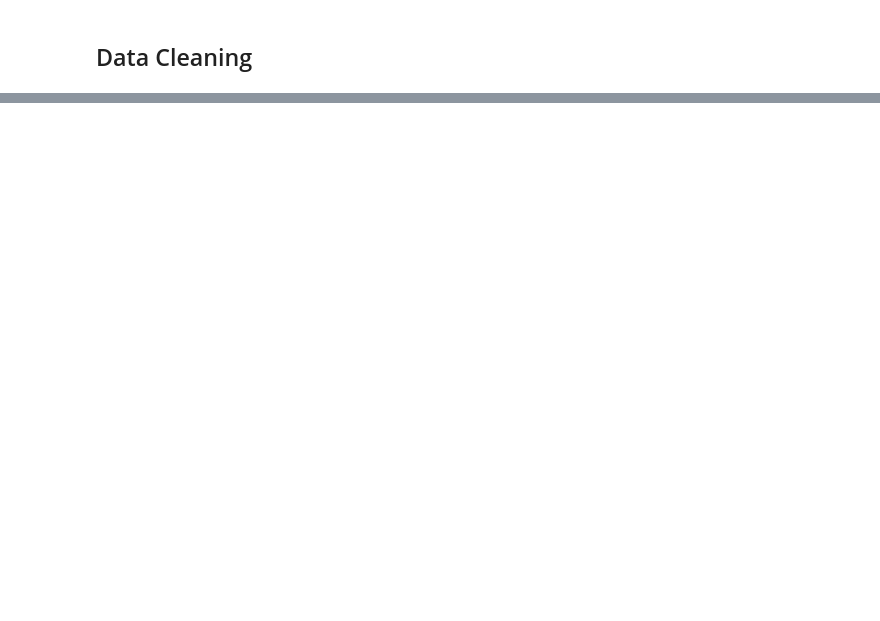
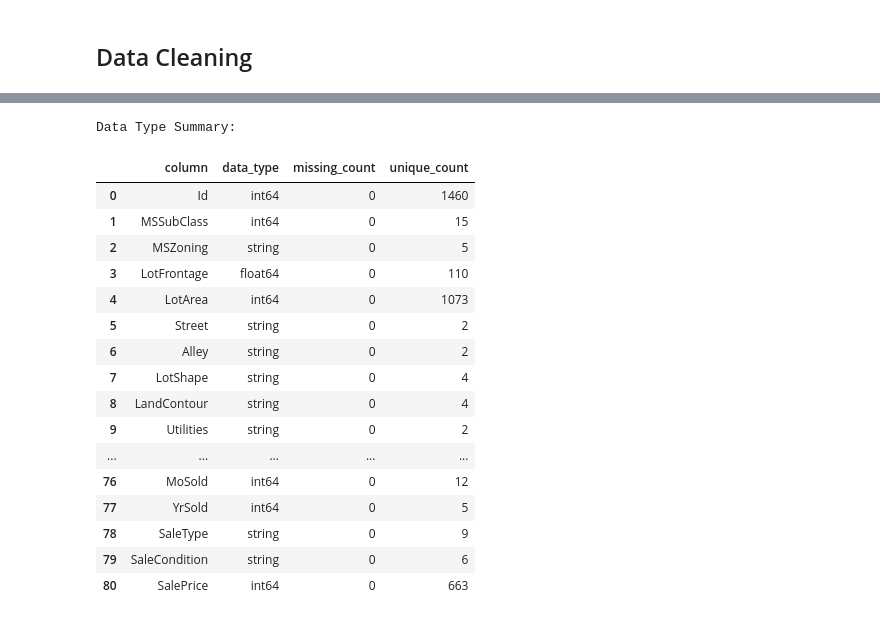
Before and after one commit to samuelablorh/house-price-prediction, a Jupyter notebook: notebooks/house_price_prediction.ipynb, the cells around one changed output, grey strips where cells are left out. Cells and saved outputs as stored; diff of their text form; code cells hidden in the pictures; blank space fills up the shorter version.

```diff
--- a/notebooks/house_price_prediction.ipynb
+++ b/notebooks/house_price_prediction.ipynb
@@ -277,0 +459,11 @@ data_profiling_report(df_raw, sample_size=0.2)
+# %%
+def missing_summary(df):
+    """
+    Return missing value count and percentage.
+    """
+    return pd.DataFrame({
+        "missing_count": df.isna().sum(),
+        "missing_percentage": df.isna().mean() * 100
+    })
+
+missing_summary(df_raw)
@@ -277,0 +620,20 @@ data_profiling_report(df_raw, sample_size=0.2)
+# %%
+def handle_duplicates(df, keep="first"):
+    """
+    Remove duplicate rows.
+    """
+    if not isinstance(df, pd.DataFrame):
+        raise TypeError("df must be a pandas DataFrame.")
+
+    if keep not in ("first", "last", False):
+        raise ValueError("keep must be 'first', 'last', or False.")
+
+    return df.drop_duplicates(keep=keep).copy()
+
+
+df_clean = handle_duplicates(df_clean)
+
+print("Duplicate Summary After Handling Duplicates:")
+display(duplicate_summary(df_clean))
+
+print("\nShape after handling duplicates:", df_clean.shape)
@@ -277,0 +881,33 @@ data_profiling_report(df_raw, sample_size=0.2)
+# %%
+def data_type_summary(df):
+    """
+    Return each column's data type and number of missing values.
+    """
+    return pd.DataFrame({
+        "data_type": df.dtypes.astype(str),
+        "missing_count": df.isna().sum(),
+        "unique_count": df.nunique()
+    }).reset_index(names="column")
+
+
+print("Data Type Summary:")
+display(data_type_summary(df_clean))
+# %% [output]
+Data Type Summary:
+|  | column | data_type | missing_count | unique_count |
+| 0 | Id | int64 | 0 | 1460 |
+| 1 | MSSubClass | int64 | 0 | 15 |
+| 2 | MSZoning | string | 0 | 5 |
+| 3 | LotFrontage | float64 | 0 | 110 |
+| 4 | LotArea | int64 | 0 | 1073 |
+| 5 | Street | string | 0 | 2 |
+| 6 | Alley | string | 0 | 2 |
+| 7 | LotShape | string | 0 | 4 |
+| 8 | LandContour | string | 0 | 4 |
+| 9 | Utilities | string | 0 | 2 |
+| ... | ... | ... | ... | ... |
+| 76 | MoSold | int64 | 0 | 12 |
+| 77 | YrSold | int64 | 0 | 5 |
+| 78 | SaleType | string | 0 | 9 |
+| 79 | SaleCondition | string | 0 | 6 |
+| 80 | SalePrice | int64 | 0 | 663 |
```
Also changed, not shown: parts of 33 cells of this notebook.
